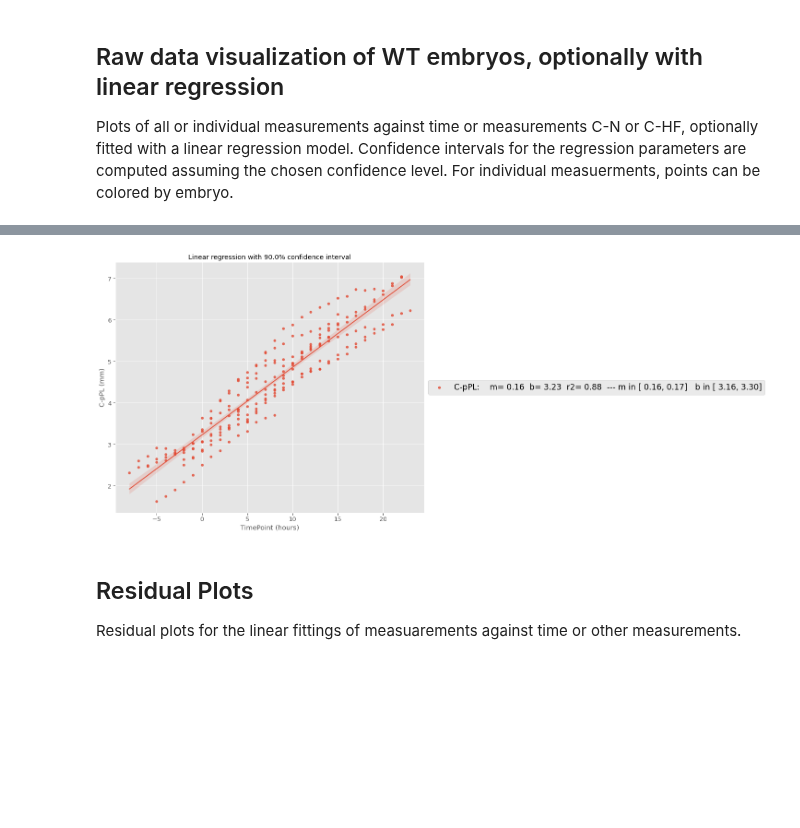
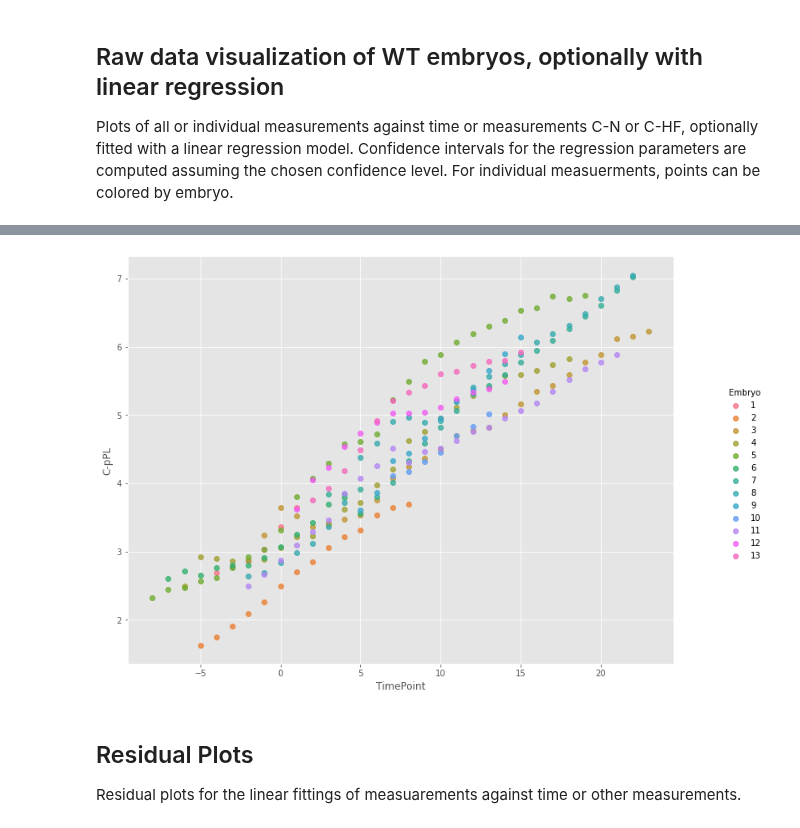
Before and after one commit to pjmartel/ChEEQ_tool, a Jupyter notebook: embryo_tool.ipynb, the cells around one changed output, grey strips where cells are left out. Drawn from its saved outputs; the diff is of its cells as text; code cells hidden in the pictures; blank space fills up the shorter version.

```diff
--- a/embryo_tool.ipynb
+++ b/embryo_tool.ipynb
@@ -344,17 +344,17 @@ Plots of all or individual measurements against time or measurements C-N or C-HF
 from matplotlib.font_manager import FontProperties
 fontP = FontProperties()
 fontP.set_size('large')
-fig, ax = plt.subplots(figsize=(12,10))
+fig, ax = plt.subplots(figsize=(12,8))
 fig.set_facecolor("white")
 all_measures = ['C-pPL', 'C-PS', 'C-N', 'N-pPL', 'PS', 'PSM',
                'C-Seg', 'Seg', 'C-HF']
 export_button(fig,"linear_confidence.pdf")
 
-regression_lines  = 'Yes' #@param ['Yes', 'No']
+regression_lines  = 'No' #@param ['Yes', 'No']
 fit_reg = regression_lines == 'Yes'
 measure = 'C-pPL' #@param ['all', 'C-pPL', 'C-PS', 'C-N', 'N-pPL', 'PS', 'PSM', 'C-Seg', 'Seg', 'C-HF']
 measures = all_measures if measure == 'all' else [measure]
-color_by_embryo = "No" #@param ['No', 'Yes']
+color_by_embryo = "Yes" #@param ['No', 'Yes']
 color_by_embryo = (color_by_embryo == "Yes" and not measure == 'all')
 
 confidence_interval = "0.9" #@param [ 0.90, 0.95, 0.99]
@@ -376,36 +376,36 @@ for c in measures:
   m, b, r, _, _ = linregress(temp_data[x_var], temp_data[c])
   _, _, _, _, m_int, b_int = linreg_interval(temp_data[x_var],
                                              temp_data[c],
                                              confidence_interval)
   label = f"{c:>5}:    m={m:5.2f}  b={b:5.2f}  r2={r*r:5.2f}"
   label = label + "  --- m in [{:5.2f},{:5.2f}]   b in [{:5.2f},{:5.2f}]".format(*m_int,*b_int)
   if len(measures) == 1 and color_by_embryo:
     plt.close(fig)
     #fig.clf()
     g=sb.lmplot(x=x_var, y=c,data=data_ref, hue="Embryo", fit_reg=False)
     fig = plt.gcf()
-    fig.set_size_inches(12,10)
+    fig.set_size_inches(12,8)
     sb.regplot(ax=g.ax, x=x_var, y=c,data=data_ref, label=label, fit_reg=fit_reg,scatter=False)
 
   else:
     sb.regplot(ax=ax, x=x_var, y=c,data=data_ref, label=label, fit_reg=fit_reg)
 
 #_ = ax.legend(bbox_to_anchor=(1,0.65))
 if measure == 'all':
-  y_label = "All Measurements"
+  y_label = "All Measurements (mm)"
 else:
   y_label = measure + " (mm)"
 _ = ax.set_ylabel(y_label)
 if x_var == "TimePoint":
   _ = ax.set_xlabel(ax.get_xlabel()+" (hours)")
 else:
   _ = ax.set_xlabel(ax.get_xlabel()+" (mm)")
 
 if fit_reg and not color_by_embryo :
   _ = ax.legend(bbox_to_anchor=(1.,0.5), loc=('center left'),prop=fontP)
 # %% [output]
 [interactive output not drawn]
-[figure, old version]
+[figure, new version]
 # %% [markdown]
 ## Residual Plots
 Residual plots for the linear fittings of measuarements against time or other measurements.
```
Also changed, not shown: parts of 9 cells of this notebook.
